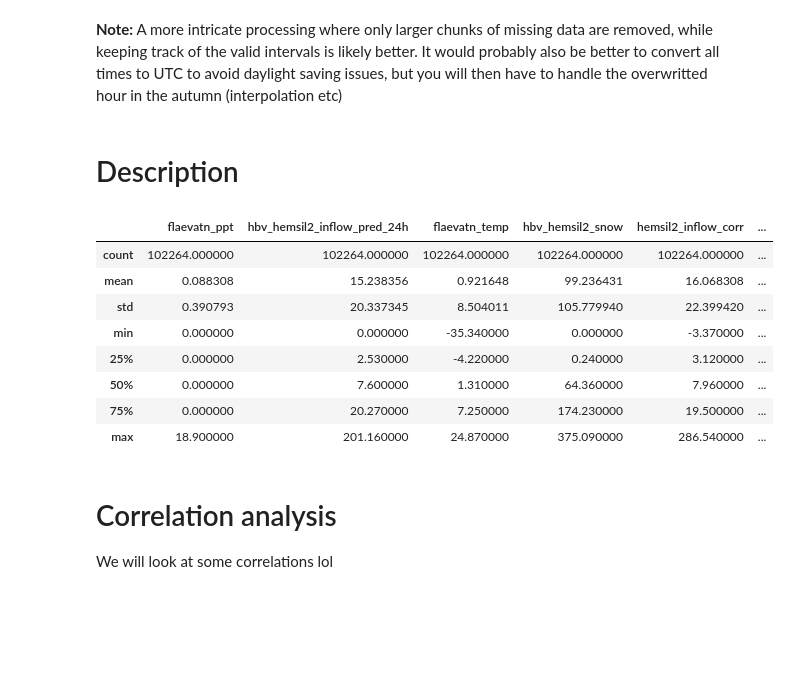
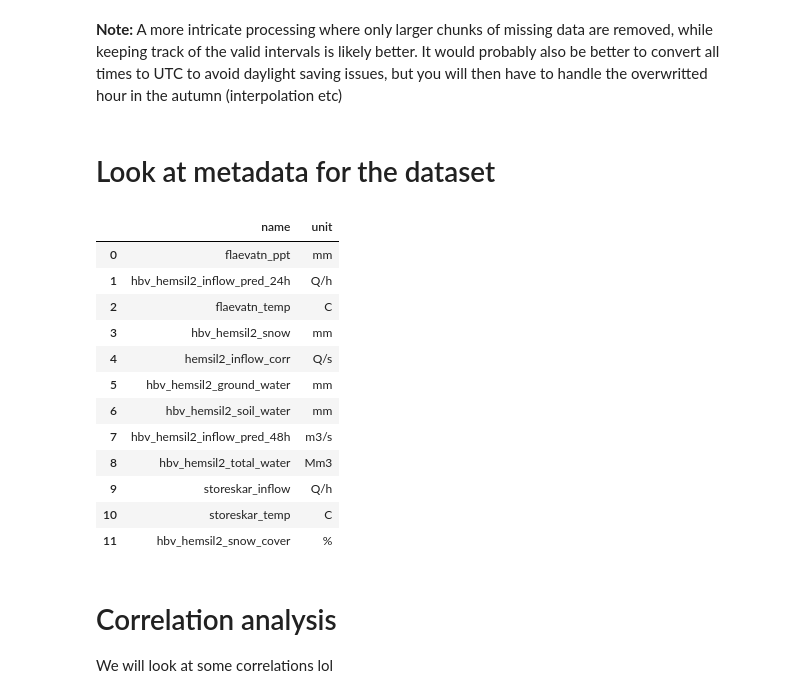
Before and after one commit to VegSja/NorwAI-hackathon-2022-Intelligence, a Jupyter notebook: solution.ipynb, the cells around one changed output. Drawn from its saved outputs; the diff is of its cells as text; code cells hidden in the pictures; blank space fills up the shorter version.

```diff
--- a/solution.ipynb
+++ b/solution.ipynb
@@ -151,19 +151,24 @@ memory usage: 10.1 MB
 # %% [markdown]
 **Note:** A more intricate processing where only larger chunks of missing data are removed, while keeping track of the valid intervals is likely better. It would probably also be better to convert all times to UTC to avoid daylight saving issues, but you will then have to handle the overwritted hour in the autumn (interpolation etc)
 # %% [markdown]
-# Description
+# Look at metadata for the dataset
 # %%
-data_df.describe()
+new_meta_data_df = meta_data_df[['name', 'unit']].copy()
+display(new_meta_data_df)
 # %% [output]
-|  | flaevatn_ppt | hbv_hemsil2_inflow_pred_24h | flaevatn_temp | hbv_hemsil2_snow | hemsil2_inflow_corr | ... |
-| count | 102264.000000 | 102264.000000 | 102264.000000 | 102264.000000 | 102264.000000 | ... |
-| mean | 0.088308 | 15.238356 | 0.921648 | 99.236431 | 16.068308 | ... |
-| std | 0.390793 | 20.337345 | 8.504011 | 105.779940 | 22.399420 | ... |
-| min | 0.000000 | 0.000000 | -35.340000 | 0.000000 | -3.370000 | ... |
-| 25% | 0.000000 | 2.530000 | -4.220000 | 0.240000 | 3.120000 | ... |
-| 50% | 0.000000 | 7.600000 | 1.310000 | 64.360000 | 7.960000 | ... |
-| 75% | 0.000000 | 20.270000 | 7.250000 | 174.230000 | 19.500000 | ... |
-| max | 18.900000 | 201.160000 | 24.870000 | 375.090000 | 286.540000 | ... |
+|  | name | unit |
+| 0 | flaevatn_ppt | mm |
+| 1 | hbv_hemsil2_inflow_pred_24h | Q/h |
+| 2 | flaevatn_temp | C |
+| 3 | hbv_hemsil2_snow | mm |
+| 4 | hemsil2_inflow_corr | Q/s |
+| 5 | hbv_hemsil2_ground_water | mm |
+| 6 | hbv_hemsil2_soil_water | mm |
+| 7 | hbv_hemsil2_inflow_pred_48h | m3/s |
+| 8 | hbv_hemsil2_total_water | Mm3 |
+| 9 | storeskar_inflow | Q/h |
+| 10 | storeskar_temp | C |
+| 11 | hbv_hemsil2_snow_cover | % |
 # %% [markdown]
 # Correlation analysis
 We will look at some correlations lol
```
Also changed, not shown: parts of 1 cell of this notebook, 17 other files.
